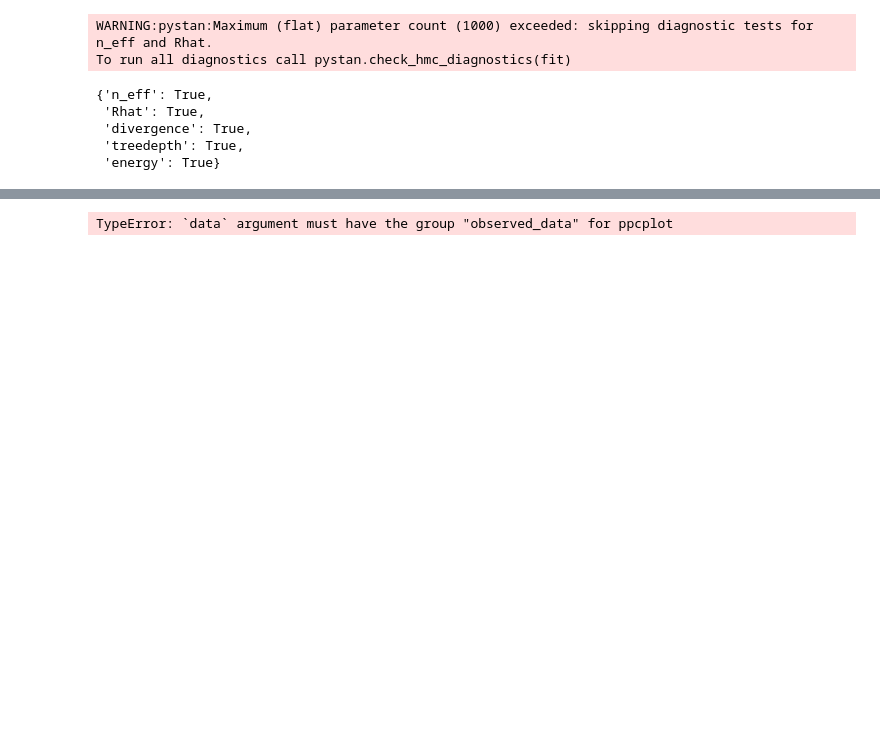
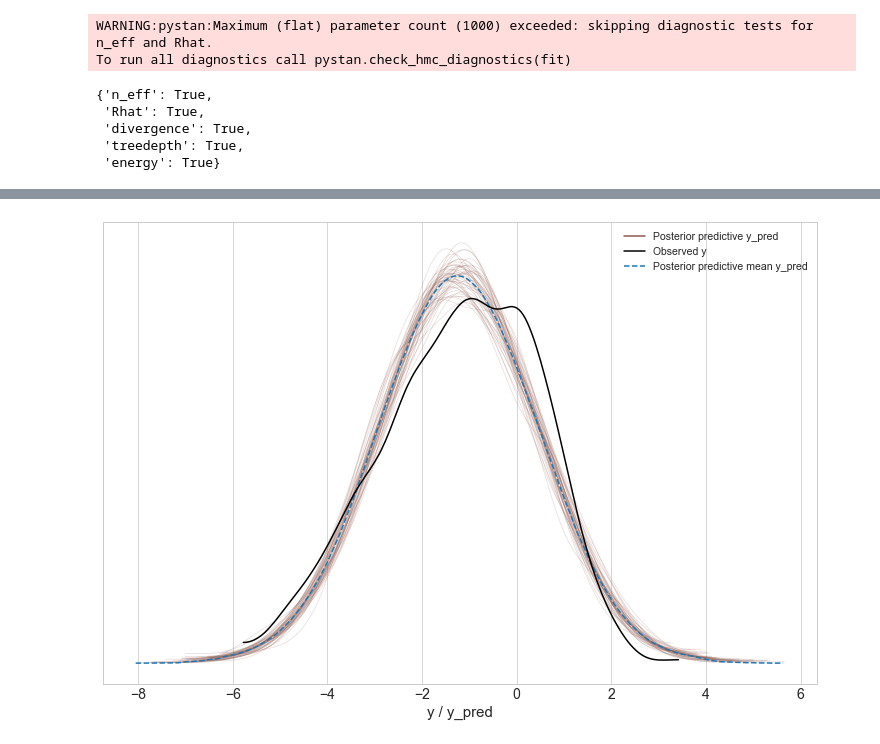
Before and after one commit to jhrcook/demeter2-stan, a Jupyter notebook: notebooks/005_demeter2-in-stan.ipynb, the cells around one changed output, grey strips where cells are left out. Drawn from its saved outputs; the diff is of its cells as text; code cells hidden in the pictures; blank space fills up the shorter version.

```diff
--- a/notebooks/005_demeter2-in-stan.ipynb
+++ b/notebooks/005_demeter2-in-stan.ipynb
@@ -222,4 +232,5 @@ az.summary(az_d2_m1)
 # %%
-az.plot_ppc(az_d2_m1, data_pairs={'y':'y_pred'})
+az.plot_ppc(az_d2_m1, data_pairs={'y':'y_pred'}, num_pp_samples=50)
+plt.show()
 # %% [output]
-TypeError: `data` argument must have the group "observed_data" for ppcplot
+[figure, added]
```
Also changed, not shown: parts of 22 cells of this notebook, 12 other files.
